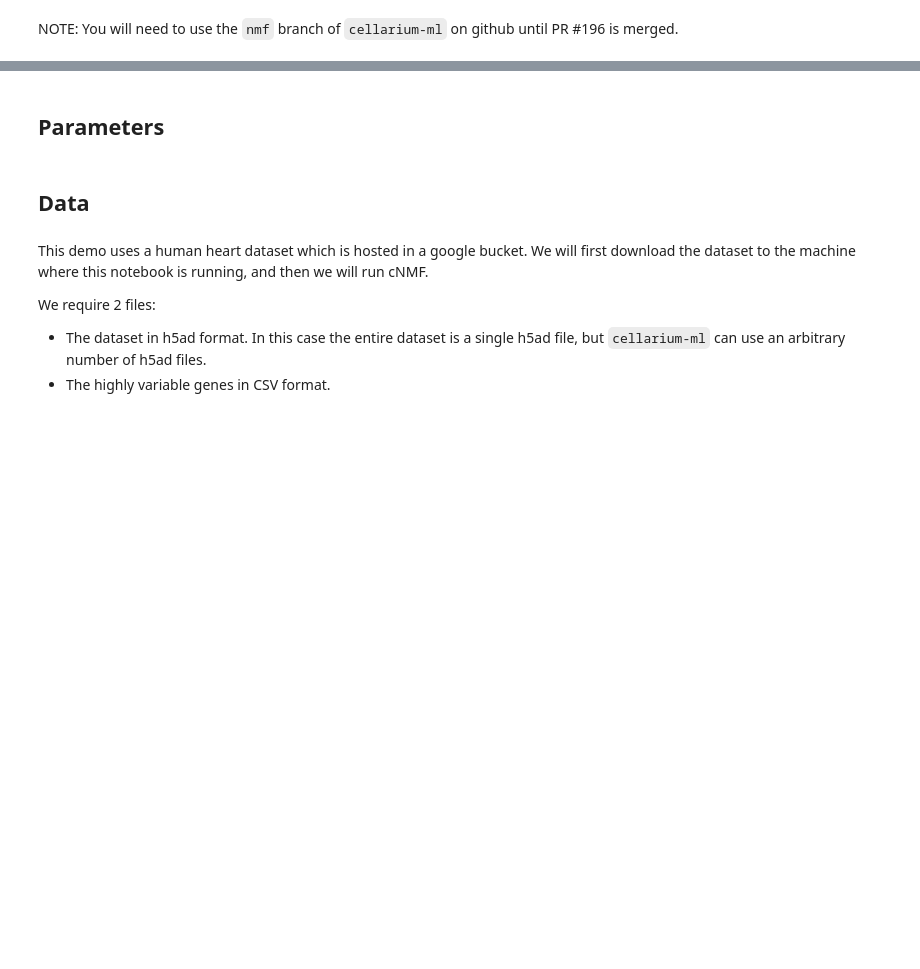
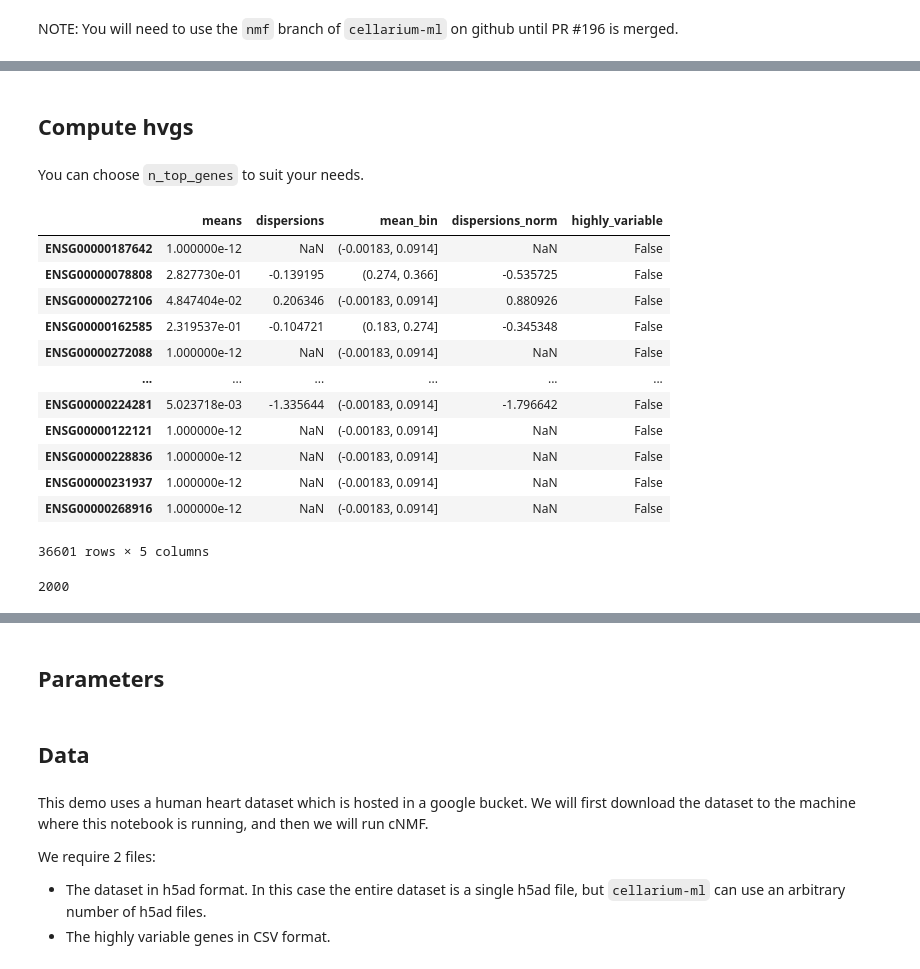
Before and after one commit to cellarium-ai/cellarium-ml, a Jupyter notebook: notebooks/cnmf_all_in_one.ipynb, the cells around one changed output, grey strips where cells are left out. Saved outputs shown, nothing was run; the diff lists cells and outputs as text; code cells hidden in the pictures; blank space fills up the shorter version.

```diff
--- a/notebooks/cnmf_all_in_one.ipynb
+++ b/notebooks/cnmf_all_in_one.ipynb
@@ -58,0 +133,10 @@ NOTE: You will need to use the `nmf` branch of `cellarium-ml` on github until PR
+# %%
+onepass_module = cellarium.ml.CellariumModule(
+    transforms=[
+        cellarium.ml.transforms.NormalizeTotal(),
+        cellarium.ml.transforms.Log1p(),
+    ],
+    model=cellarium.ml.models.OnePassMeanVarStd(
+        var_names_g=cellarium.ml.api.get_h5ad_file_var_names_g(h5ad_paths[0]),
+    )
+)
@@ -58,0 +145,5 @@ NOTE: You will need to use the `nmf` branch of `cellarium-ml` on github until PR
+# %%
+# get gene names to use later (and assume all files have the same genes)
+
+var_names_g = cellarium.ml.api.get_h5ad_file_var_names_g(h5ad_paths[0])
+var_names_g[:3]
@@ -58,0 +157,8 @@ NOTE: You will need to use the `nmf` branch of `cellarium-ml` on github until PR
+# %%
+trainer = pl.Trainer(
+    accelerator="cpu",
+    devices=1,
+    max_epochs=1,
+    default_root_dir="tmp/onepass",
+)
+trainer.fit(onepass_module, datamodule)
@@ -58,0 +181,35 @@ NOTE: You will need to use the `nmf` branch of `cellarium-ml` on github until PR
+# %%
+# the onepass model computes a mean and variance per gene
+
+mean_g = trainer.model.model.mean_g
+var_g = trainer.model.model.var_g
+# %% [markdown]
+## Compute hvgs
+# %% [markdown]
+You can choose `n_top_genes` to suit your needs.
+# %%
+var = cellarium.ml.preprocessing.get_highly_variable_genes(
+    gene_names=var_names_g,
+    mean=mean_g,
+    var=var_g,
+    n_top_genes=2000,
+)
+var
+# %% [output]
+|  | means | dispersions | mean_bin | dispersions_norm | highly_variable |
+| ENSG00000187642 | 1.000000e-12 | NaN | (-0.00183, 0.0914] | NaN | False |
+| ENSG00000078808 | 2.827730e-01 | -0.139195 | (0.274, 0.366] | -0.535725 | False |
+| ENSG00000272106 | 4.847404e-02 | 0.206346 | (-0.00183, 0.0914] | 0.880926 | False |
+| ENSG00000162585 | 2.319537e-01 | -0.104721 | (0.183, 0.274] | -0.345348 | False |
+| ENSG00000272088 | 1.000000e-12 | NaN | (-0.00183, 0.0914] | NaN | False |
+| ... | ... | ... | ... | ... | ... |
+| ENSG00000224281 | 5.023718e-03 | -1.335644 | (-0.00183, 0.0914] | -1.796642 | False |
+| ENSG00000122121 | 1.000000e-12 | NaN | (-0.00183, 0.0914] | NaN | False |
+| ENSG00000228836 | 1.000000e-12 | NaN | (-0.00183, 0.0914] | NaN | False |
+| ENSG00000231937 | 1.000000e-12 | NaN | (-0.00183, 0.0914] | NaN | False |
+| ENSG00000268916 | 1.000000e-12 | NaN | (-0.00183, 0.0914] | NaN | False |
+36601 rows × 5 columns
+# %%
+var['highly_variable'].sum()
+# %% [output]
+2000
```
Also changed, not shown: parts of 17 cells of this notebook.
